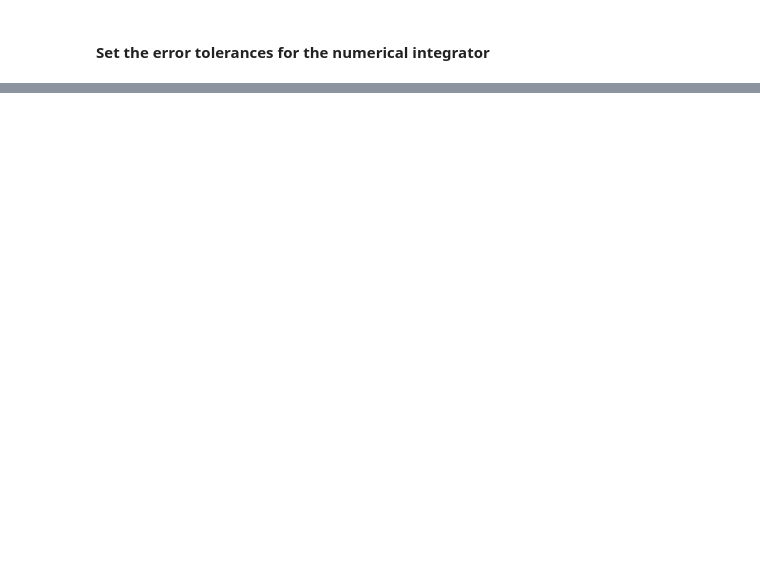
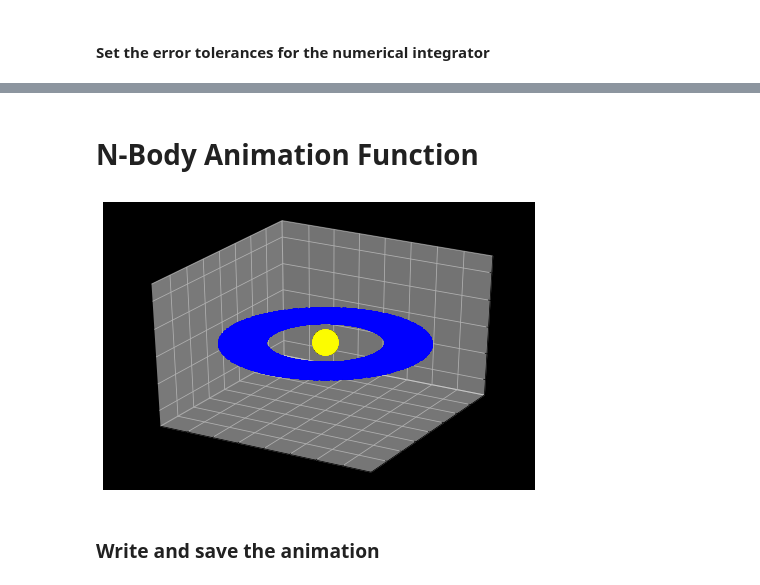
Before and after one commit to kseuro/computational_physics, a Jupyter notebook: n_body_sim/restricted_n_body_sim.ipynb, the cells around one changed output, grey strips where cells are left out. Cells and saved outputs as stored; diff of their text form; code cells hidden in the pictures; blank space fills up the shorter version.

Commit message:
Animation function working

```diff
--- a/n_body_sim/restricted_n_body_sim.ipynb
+++ b/n_body_sim/restricted_n_body_sim.ipynb
@@ -322,0 +368,5 @@ x_max-1.0500610932062262, x_min-1.0500610932062262
+# %%
+z_coords = np.zeros((min_x))
+for i in range(0, N):
+    data = np.vstack((x_coords[i][0:min_x], y_coords[i][0:min_x], z_coords))
+    np.savetxt(f"./data/asteroids/asteroid{i}.txt", data)
@@ -322,0 +375,3 @@ x_max-1.0500610932062262, x_min-1.0500610932062262
+# %%
+data = np.vstack((np.zeros((min_x)), np.zeros((min_x)), np.zeros((min_x))))
+np.savetxt(f"./data/sun.txt", data)
@@ -345,0 +420,2 @@ imageio.mimsave(f'./orbits.gif', orbits, fps=1.0)
+# %% [markdown]
+# N-Body Animation Function
@@ -345,0 +437,14 @@ imageio.mimsave(f'./orbits.gif', orbits, fps=1.0)
+# %%
+ast_data = []
+
+# Read asteroid data
+for asteroid in range(0, N):
+    data = np.loadtxt(f"./data/asteroids/asteroid{asteroid}.txt")
+    ast_data.append([data[0], data[1], data[2]])
+
+# Convert lists to single numpy array
+ast_data = np.array(ast_data) # Shape: [N, 3]
+# %%
+# Generate Sun Data
+sun_data = np.copy(ast_data)
+sun_data.fill(0)
@@ -345,0 +461,16 @@ imageio.mimsave(f'./orbits.gif', orbits, fps=1.0)
+# %%
+plt.rcParams['axes.facecolor']='#000000'
+
+fig  = plt.figure()
+ax   = Axes3D(fig)
+
+# Plot asteroid data
+dots = [ax.plot(dat[0], dat[1], dat[2], 'o', markersize=1, color='blue', alpha = 0.15)[0] for i, dat in enumerate(ast_data)]
+
+# Plot Jupiter data
+# jups = [ax.plot(dat[0], dat[1], dat[2], 'o', markersize=5, color='orange')[0] for i, dat in enumerate(jup_data)]
+
+# Plot Sun data
+suns = [ax.plot(dat[0], dat[1], dat[2], 'o', markersize=25, color='yellow', alpha = 0.25)[0] for i, dat in enumerate(sun_data)]
+# %% [output]
+[figure, added]
@@ -345,0 +487,2 @@ imageio.mimsave(f'./orbits.gif', orbits, fps=1.0)
+# %% [markdown]
+### Write and save the animation
```
Also changed, not shown: parts of 46 cells of this notebook, 2 other files.
